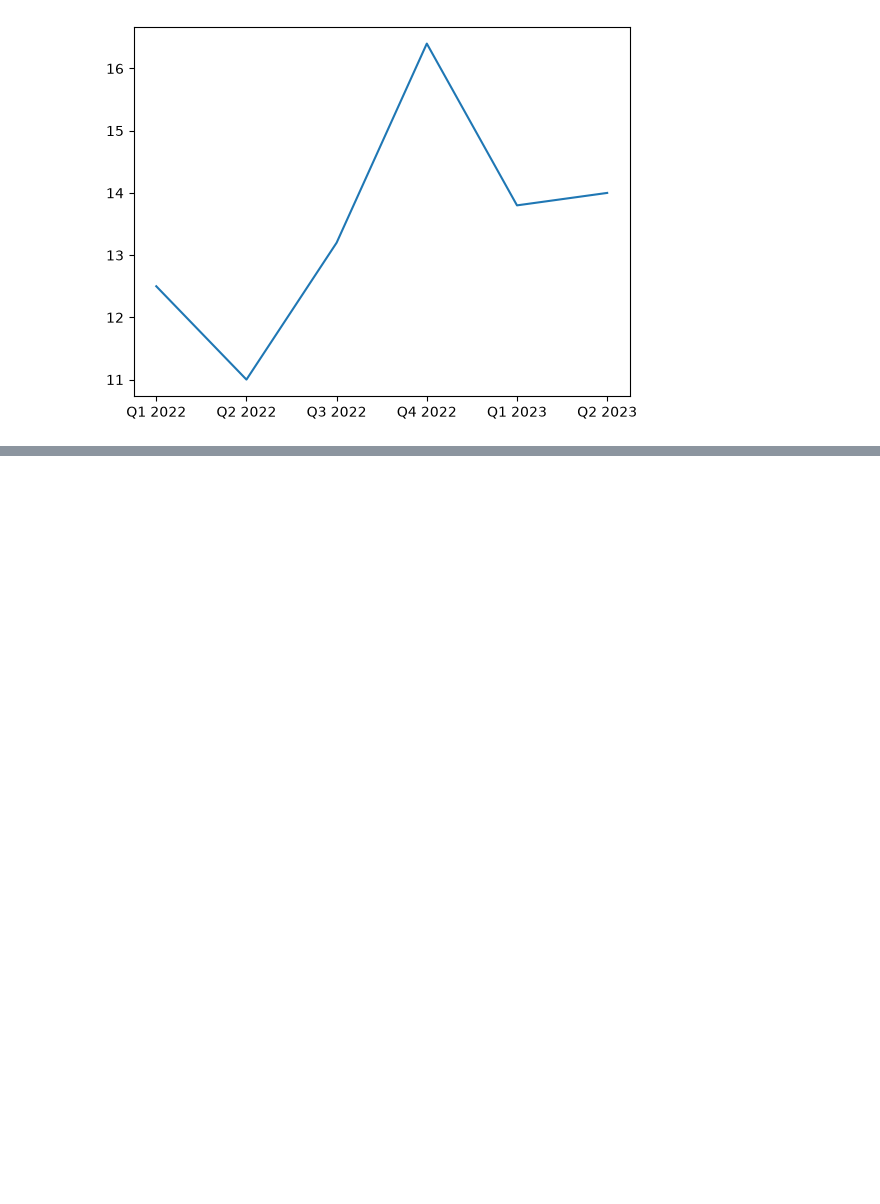
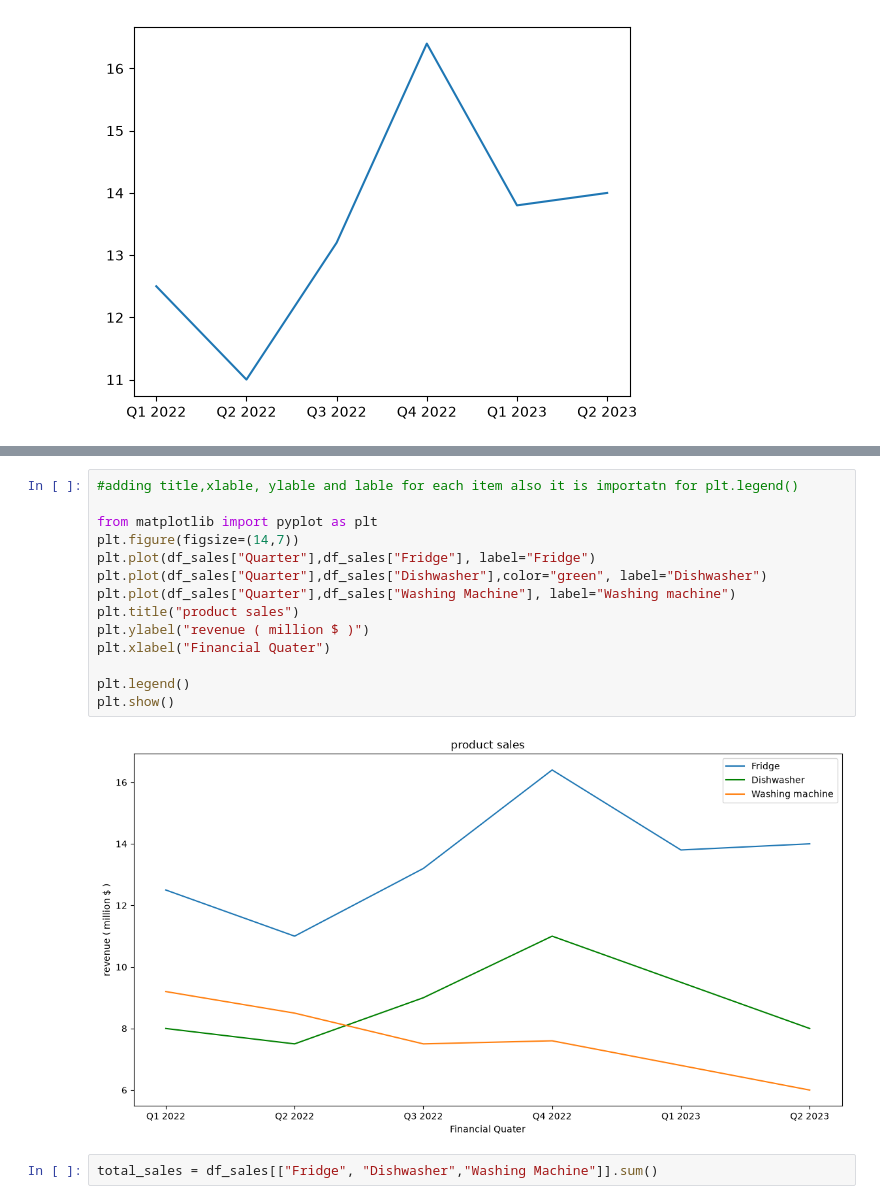
Before and after one commit to janakiraam/Codebasics_learning, a Jupyter notebook: visuvalization.ipynb, the cells around one changed output, grey strips where cells are left out. Drawn from its saved outputs; the diff is of its cells as text; blank space fills up the shorter version.

```diff
--- a/visuvalization.ipynb
+++ b/visuvalization.ipynb
@@ -33,0 +44,18 @@ plt.show()
+# %%
+#adding title,xlable, ylable and lable for each item also it is importatn for plt.legend()
+
+from matplotlib import pyplot as plt
+plt.figure(figsize=(14,7))
+plt.plot(df_sales["Quarter"],df_sales["Fridge"], label="Fridge")
+plt.plot(df_sales["Quarter"],df_sales["Dishwasher"],color="green", label="Dishwasher")
+plt.plot(df_sales["Quarter"],df_sales["Washing Machine"], label="Washing machine")
+plt.title("product sales")
+plt.ylabel("revenue ( million $ )")
+plt.xlabel("Financial Quater")
+
+plt.legend()
+plt.show()
+# %% [output]
+[figure, added]
+# %%
+total_sales = df_sales[["Fridge", "Dishwasher","Washing Machine"]].sum()
```
Also changed, not shown: parts of 19 cells of this notebook.
